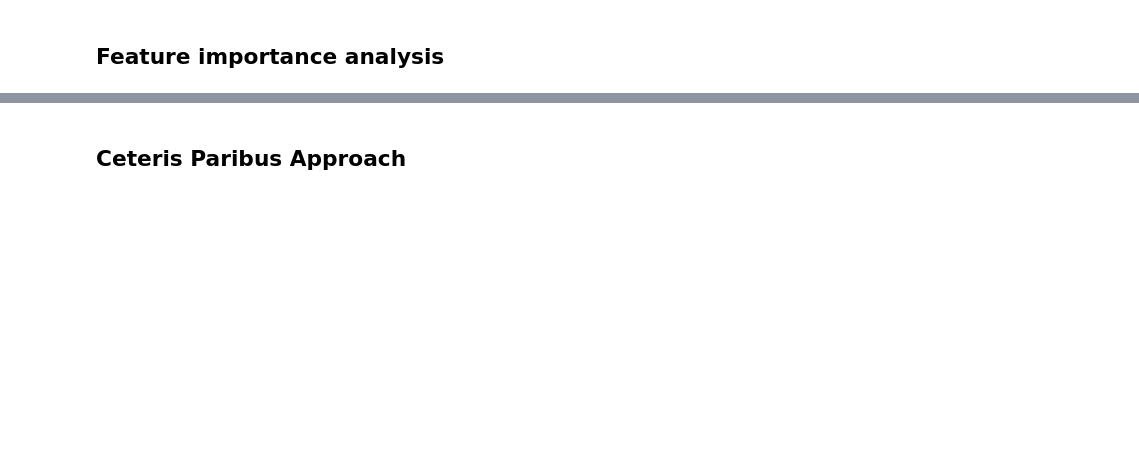
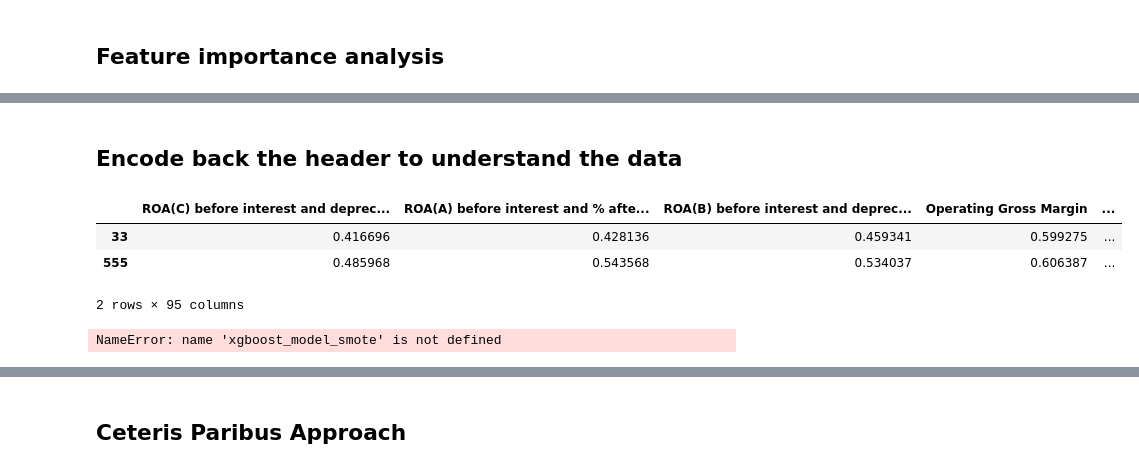
Before and after one commit to kora11e/XAI-Bankrupcy-Prediction-and-Explanation-with-XGBoost-Project, a Jupyter notebook: main.ipynb, the cells around one changed output, grey strips where cells are left out. Cells and saved outputs as stored; diff of their text form; code cells hidden in the pictures; blank space fills up the shorter version.

```diff
--- a/main.ipynb
+++ b/main.ipynb
@@ -55,3 +52,7 @@ df.describe()
 | 75% | 0.000000 | 0.535563 | 0.589157 | 0.584105 | 0.613914 | ... |
 | max | 1.000000 | 1.000000 | 1.000000 | 1.000000 | 1.000000 | ... |
 8 rows × 96 columns
+# %%
+col_names = list(df)
+col_names.remove('Bankrupt?')
+col_names
@@ -188,3 +452,18 @@ sampled_data_smote = X_train_smote.sample(100, random_state=42)
+# %% [markdown]
+<h2>Encode back the header to understand the data</h2>
+# %%
+X_train = scaler.inverse_transform(X_train)
+
+X_train = pd.DataFrame(X_train)
+sampled_data = X_train.sample(100, random_state=42)
+sampled_data.set_axis(col_names, axis=1,inplace=True)
+
+sampled_data.head(2)
+# %% [output]
+|  | ROA(C) before interest and deprec... | ROA(A) before interest and % afte... | ROA(B) before interest and deprec... | Operating Gross Margin | ... |
+| 33 | 0.416696 | 0.428136 | 0.459341 | 0.599275 | ... |
+| 555 | 0.485968 | 0.543568 | 0.534037 | 0.606387 | ... |
+2 rows × 95 columns
 # %%
 explainer = shap.TreeExplainer(xgboost_model)
 shap_values = explainer.shap_values(sampled_data)
@@ -194,2 +470,7 @@ shap_values_smote = explainer.shap_values(sampled_data_smote)
+# %%
+explainer_smote = shap.TreeExplainer(xgboost_model_smote)
+shap_values_smote = explainer.shap_values(sampled_data_smote)
+# %% [output]
+NameError: name 'xgboost_model_smote' is not defined
 # %%
 shap.force_plot(explainer.expected_value, shap_values[0,:], sampled_data.iloc[0,:])
```
Also changed, not shown: parts of 35 cells of this notebook.
